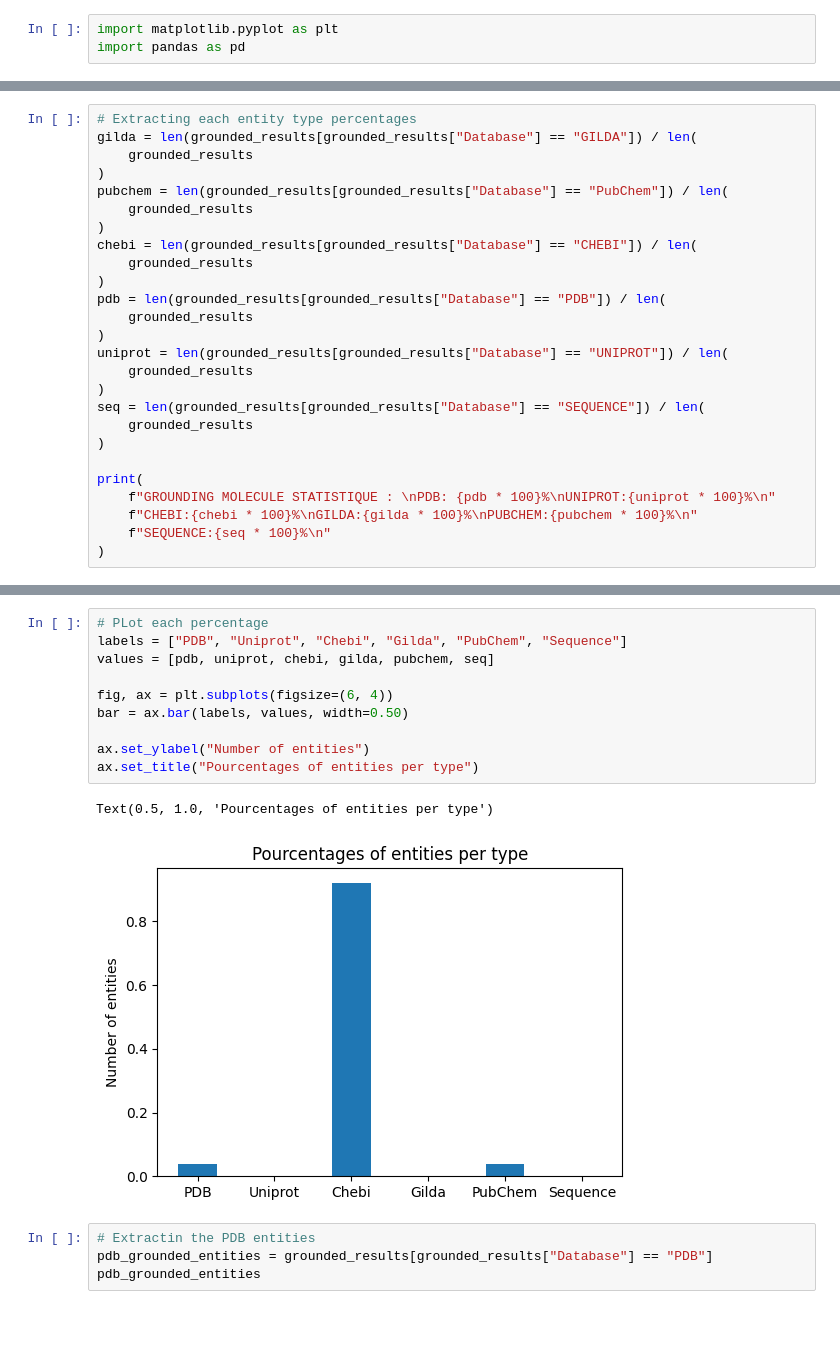
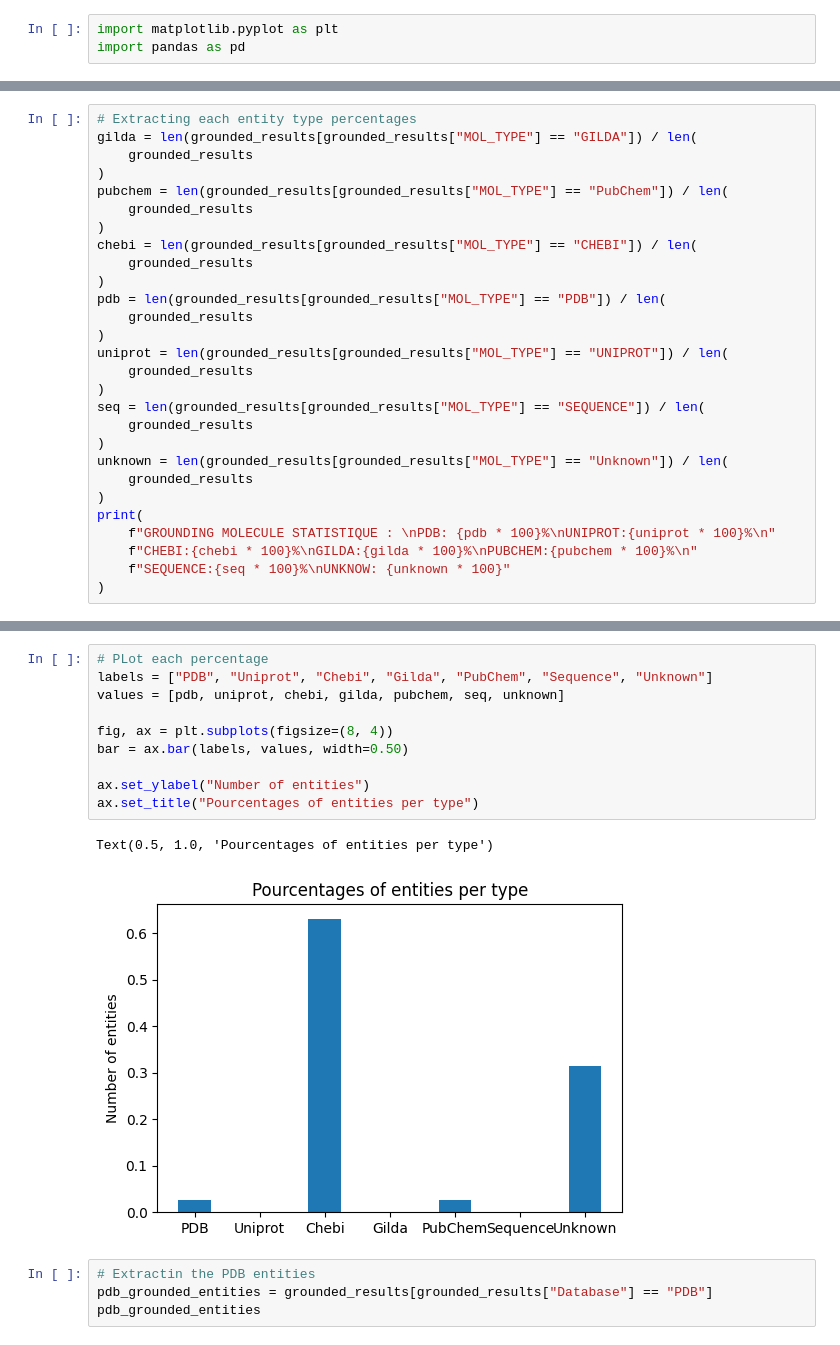
Before and after one commit to MDverse/mdverse_entity_norm, a Jupyter notebook: notebooks/mollecule_grounding_stats.ipynb, the cells around one changed output, grey strips where cells are left out. Saved outputs shown, nothing was run; the diff lists cells and outputs as text.

Commit message:
fix: change the ground molecule count method

```diff
--- a/notebooks/mollecule_grounding_stats.ipynb
+++ b/notebooks/mollecule_grounding_stats.ipynb
@@ -17,28 +17,30 @@ grounded_results.head()
 # %%
 # Extracting each entity type percentages
-gilda = len(grounded_results[grounded_results["Database"] == "GILDA"]) / len(
+gilda = len(grounded_results[grounded_results["MOL_TYPE"] == "GILDA"]) / len(
     grounded_results
 )
-pubchem = len(grounded_results[grounded_results["Database"] == "PubChem"]) / len(
+pubchem = len(grounded_results[grounded_results["MOL_TYPE"] == "PubChem"]) / len(
     grounded_results
 )
-chebi = len(grounded_results[grounded_results["Database"] == "CHEBI"]) / len(
+chebi = len(grounded_results[grounded_results["MOL_TYPE"] == "CHEBI"]) / len(
     grounded_results
 )
-pdb = len(grounded_results[grounded_results["Database"] == "PDB"]) / len(
+pdb = len(grounded_results[grounded_results["MOL_TYPE"] == "PDB"]) / len(
     grounded_results
 )
-uniprot = len(grounded_results[grounded_results["Database"] == "UNIPROT"]) / len(
+uniprot = len(grounded_results[grounded_results["MOL_TYPE"] == "UNIPROT"]) / len(
     grounded_results
 )
-seq = len(grounded_results[grounded_results["Database"] == "SEQUENCE"]) / len(
+seq = len(grounded_results[grounded_results["MOL_TYPE"] == "SEQUENCE"]) / len(
     grounded_results
 )
-
+unknown = len(grounded_results[grounded_results["MOL_TYPE"] == "Unknown"]) / len(
+    grounded_results
+)
 print(
     f"GROUNDING MOLECULE STATISTIQUE : \nPDB: {pdb * 100}%\nUNIPROT:{uniprot * 100}%\n"
     f"CHEBI:{chebi * 100}%\nGILDA:{gilda * 100}%\nPUBCHEM:{pubchem * 100}%\n"
-    f"SEQUENCE:{seq * 100}%\n"
+    f"SEQUENCE:{seq * 100}%\nUNKNOW: {unknown * 100}"
 )
 # %% [output]
 GROUNDING MOLECULE STATISTIQUE :
@@ -51,16 +54,16 @@ SEQUENCE:0.0%
 # %%
 # PLot each percentage
-labels = ["PDB", "Uniprot", "Chebi", "Gilda", "PubChem", "Sequence"]
-values = [pdb, uniprot, chebi, gilda, pubchem, seq]
+labels = ["PDB", "Uniprot", "Chebi", "Gilda", "PubChem", "Sequence", "Unknown"]
+values = [pdb, uniprot, chebi, gilda, pubchem, seq, unknown]
 
-fig, ax = plt.subplots(figsize=(6, 4))
+fig, ax = plt.subplots(figsize=(8, 4))
 bar = ax.bar(labels, values, width=0.50)
 
 ax.set_ylabel("Number of entities")
 ax.set_title("Pourcentages of entities per type")
 # %% [output]
 Text(0.5, 1.0, 'Pourcentages of entities per type')
-[figure, old version]
+[figure, new version]
 # %%
 # Extractin the PDB entities
 pdb_grounded_entities = grounded_results[grounded_results["Database"] == "PDB"]
```
Also changed, not shown: parts of 3 cells of this notebook.
